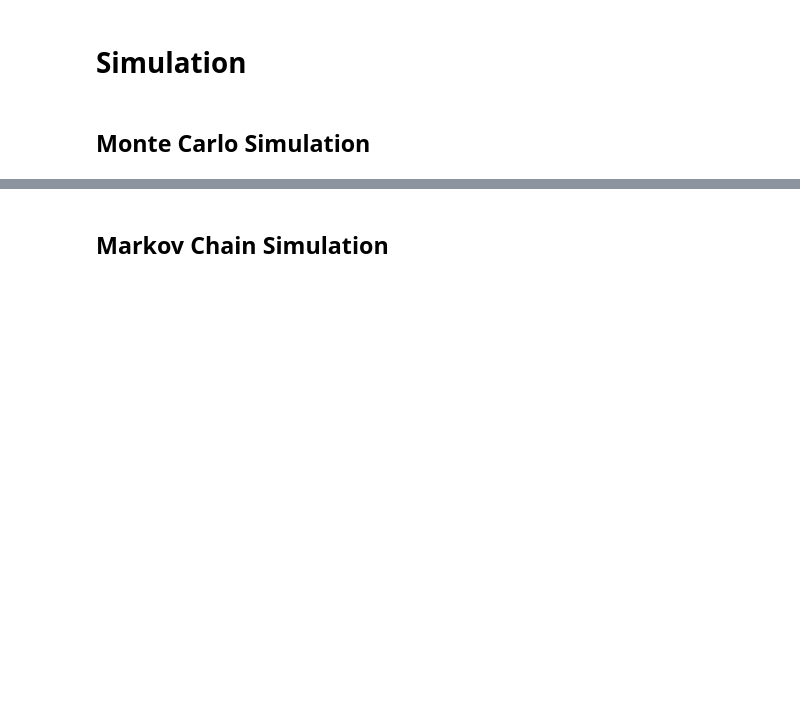
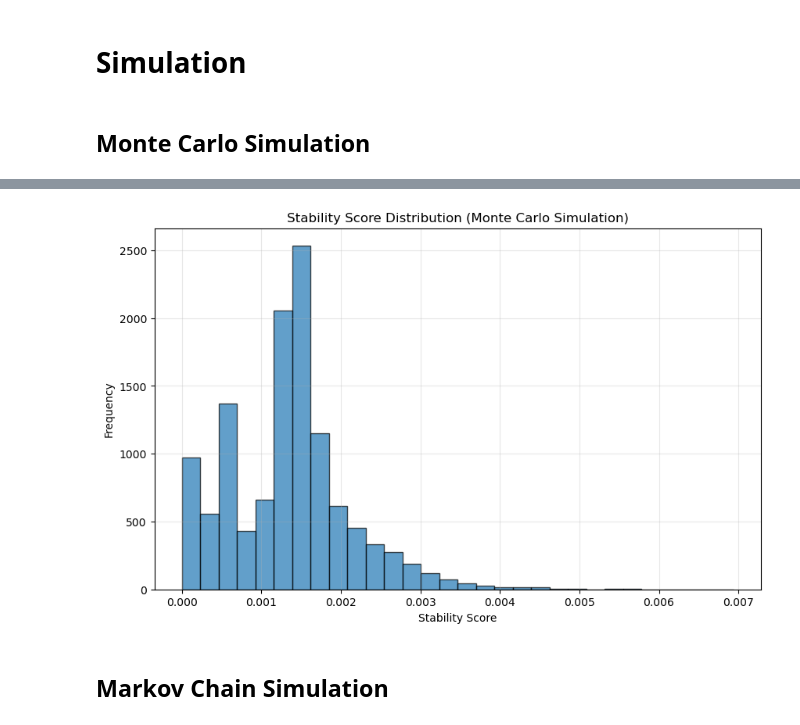
Before and after one commit to r41ss4/rennes_ba, a Jupyter notebook: Prescriptive_Analysis.ipynb, the cells around one changed output, grey strips where cells are left out. Drawn from its saved outputs; the diff is of its cells as text; code cells hidden in the pictures; blank space fills up the shorter version.

```diff
--- a/Prescriptive_Analysis.ipynb
+++ b/Prescriptive_Analysis.ipynb
@@ -274,3 +263,14 @@ These items have a low probability of being selected under simulated scenarios.
+# %%
+# Visualize stability score
+plt.figure(figsize=(10, 6))
+plt.hist(data['stability_score'], bins=30, edgecolor='black', alpha=0.7)
+plt.title("Stability Score Distribution (Monte Carlo Simulation)")
+plt.xlabel("Stability Score")
+plt.ylabel("Frequency")
+plt.grid(alpha=0.3)
+plt.show()
+# %% [output]
+[figure, added]
 # %% [markdown]
 ## Markov Chain Simulation
 # %%
```
Also changed, not shown: parts of 16 cells of this notebook.
